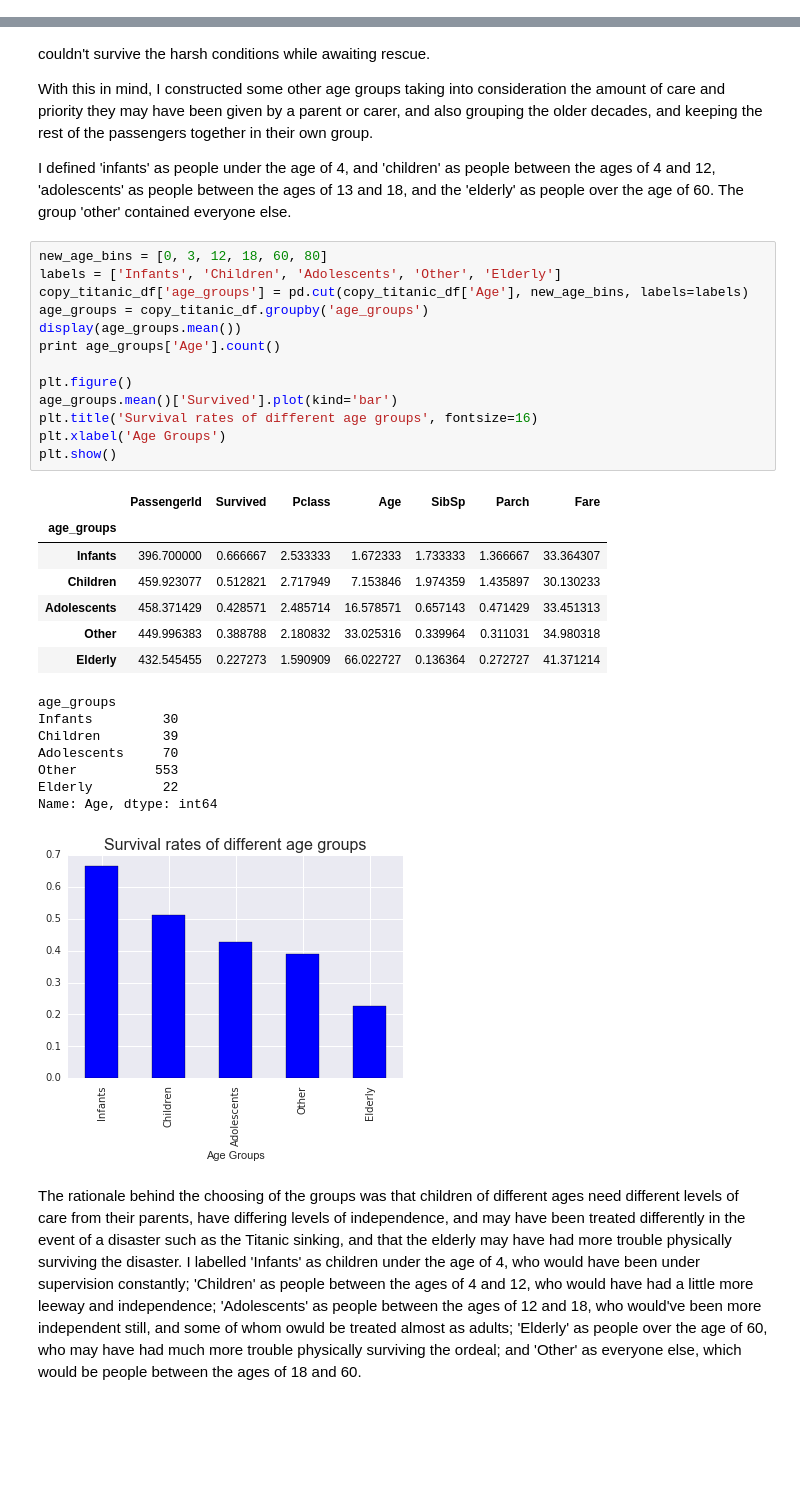
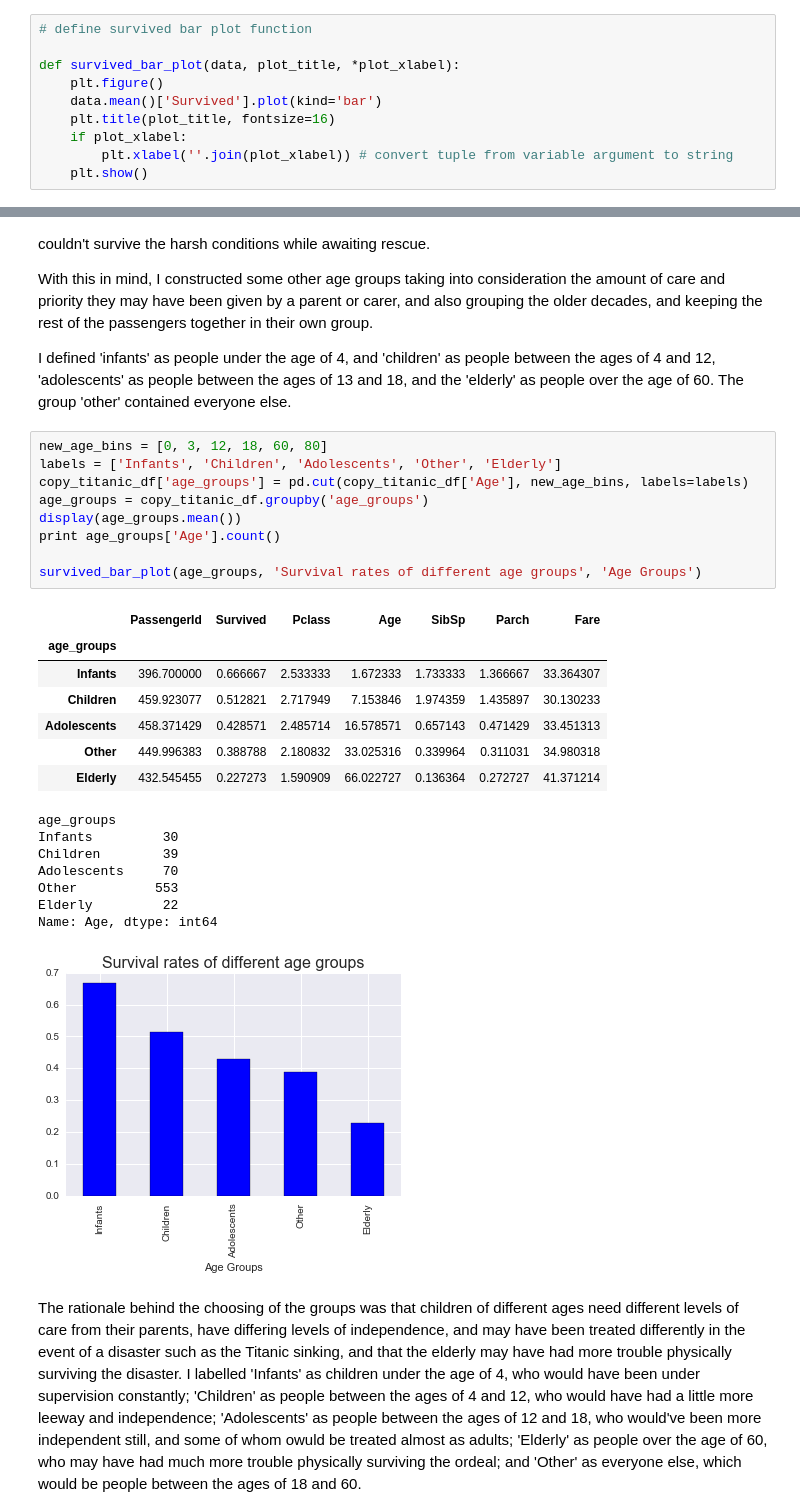
Before and after one commit to johnhellqvist/data_analyst_nanodegree_titanic, a Jupyter notebook: Titanic Data Report.ipynb, the cells around one changed output, grey strips where cells are left out. Cells and saved outputs as stored; diff of their text form; blank space fills up the shorter version.

```diff
--- a/Titanic Data Report.ipynb
+++ b/Titanic Data Report.ipynb
@@ -32,6 +32,16 @@ What factors made people more likely to survive the Titanic disaster?
 
 - Was there a relationship between class and survival rate?
 - Did passengers in first class have a higher rate of survival?
+# %%
+# define survived bar plot function
+
+def survived_bar_plot(data, plot_title, *plot_xlabel):
+    plt.figure()
+    data.mean()['Survived'].plot(kind='bar')
+    plt.title(plot_title, fontsize=16)
+    if plot_xlabel:
+        plt.xlabel(''.join(plot_xlabel)) # convert tuple from variable argument to string
+    plt.show()
 # %%
 pclass_titanic = titanic_df.groupby('Pclass') # data grouped by passenger class
 survived = titanic_df['Survived']
@@ -138,32 +141,28 @@ I defined 'infants' as people under the age of 4, and 'children' as people betwe
 # %%
 new_age_bins = [0, 3, 12, 18, 60, 80]
 labels = ['Infants', 'Children', 'Adolescents', 'Other', 'Elderly']
 copy_titanic_df['age_groups'] = pd.cut(copy_titanic_df['Age'], new_age_bins, labels=labels)
 age_groups = copy_titanic_df.groupby('age_groups')
 display(age_groups.mean())
 print age_groups['Age'].count()
 
-plt.figure()
-age_groups.mean()['Survived'].plot(kind='bar')
-plt.title('Survival rates of different age groups', fontsize=16)
-plt.xlabel('Age Groups')
-plt.show()
+survived_bar_plot(age_groups, 'Survival rates of different age groups', 'Age Groups')
 # %% [output]
 |  | PassengerId | Survived | Pclass | Age | SibSp | Parch | Fare |
 | age_groups |  |  |  |  |  |  |  |
 | Infants | 396.700000 | 0.666667 | 2.533333 | 1.672333 | 1.733333 | 1.366667 | 33.364307 |
 | Children | 459.923077 | 0.512821 | 2.717949 | 7.153846 | 1.974359 | 1.435897 | 30.130233 |
 | Adolescents | 458.371429 | 0.428571 | 2.485714 | 16.578571 | 0.657143 | 0.471429 | 33.451313 |
 | Other | 449.996383 | 0.388788 | 2.180832 | 33.025316 | 0.339964 | 0.311031 | 34.980318 |
 | Elderly | 432.545455 | 0.227273 | 1.590909 | 66.022727 | 0.136364 | 0.272727 | 41.371214 |
 age_groups
 Infants         30
 Children        39
 Adolescents     70
 Other          553
 Elderly         22
 Name: Age, dtype: int64
-[figure, old version]
+[figure, new version]
 # %% [markdown]
 The rationale behind the choosing of the groups was that children of different ages need different levels of care from their parents, have differing levels of independence, and may have been treated differently in the event of a disaster such as the Titanic sinking, and that the elderly may have had more trouble physically surviving the disaster. I labelled 'Infants' as children under the age of 4, who would have been under supervision constantly; 'Children' as people between the ages of 4 and 12, who would have had a little more leeway and independence; 'Adolescents' as people between the ages of 12 and 18, who would've been more independent still, and some of whom owuld be treated almost as adults; 'Elderly' as people over the age of 60, who may have had much more trouble physically surviving the ordeal; and 'Other' as everyone else, which would be people between the ages of 18 and 60.
 
```
Also changed, not shown: parts of 5 cells of this notebook.
